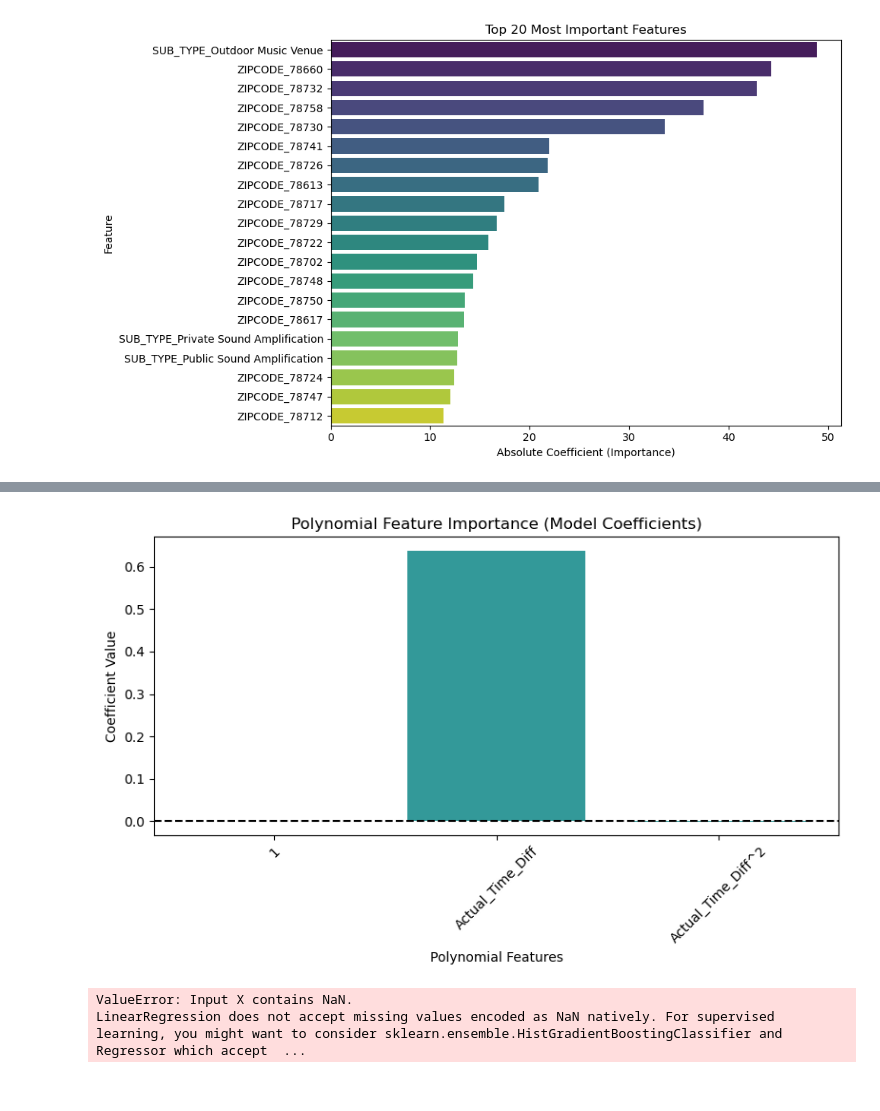
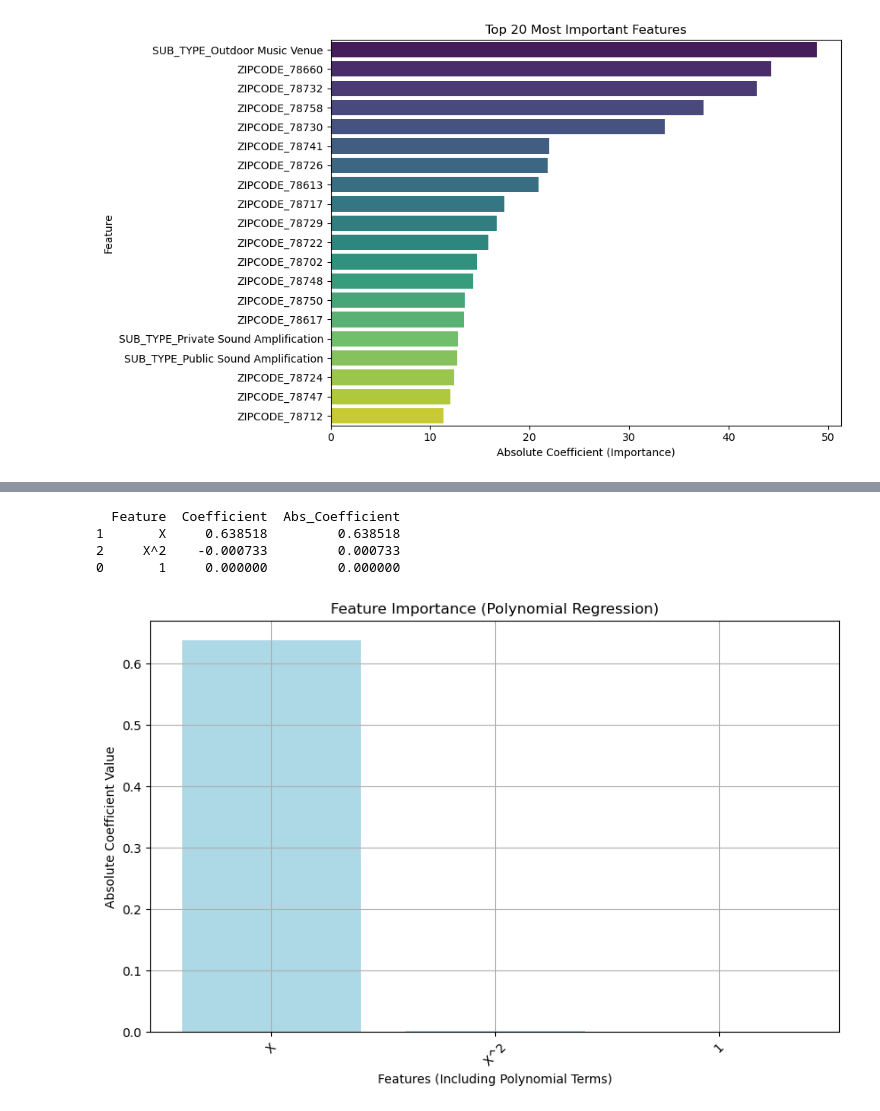
Before and after one commit to dysonspheres/soundOrdinanceProject, a Jupyter notebook: zipcode.ipynb, the cells around one changed output, grey strips where cells are left out. Cells and saved outputs as stored; diff of their text form; code cells hidden in the pictures.

```diff
--- a/zipcode.ipynb
+++ b/zipcode.ipynb
@@ -216,19 +218,44 @@ MSE: 20.586441428599716
 R²: 0.49263470117485486
 # %%
-feature_names = poly.get_feature_names_out(['Actual_Time_Diff'])
+import numpy as np
+import pandas as pd
+import matplotlib.pyplot as plt
+from sklearn.preprocessing import PolynomialFeatures
+from sklearn.linear_model import LinearRegression
 
-# Get coefficients from the model
+# Fit the polynomial regression model
+poly = PolynomialFeatures(degree=2)  # Degree can be 2 or 3 or whatever degree you are using
+X_poly = poly.fit_transform(X)  # Transforming the feature X to polynomial features
+
+model = LinearRegression()
+model.fit(X_poly, y)
+
+# Extract the coefficients (importance of features)
 coefficients = model.coef_
 
-# Plot feature importance
-plt.figure(figsize=(8, 5))
-plt.bar(feature_names, coefficients, color='teal', alpha=0.8)
-plt.axhline(0, color='black', linestyle='--')
-plt.title('Polynomial Feature Importance (Model Coefficients)')
-plt.xlabel('Polynomial Features')
-plt.ylabel('Coefficient Value')
+# Create a DataFrame to display the coefficients with their corresponding feature names
+feature_names = poly.get_feature_names_out(input_features=['X'])
+coeff_df = pd.DataFrame({'Feature': feature_names, 'Coefficient': coefficients})
+
+# Sort by the absolute value of coefficients (important terms will have larger absolute values)
+coeff_df['Abs_Coefficient'] = coeff_df['Coefficient'].abs()
+coeff_df = coeff_df.sort_values(by='Abs_Coefficient', ascending=False)
+
+# Display the coefficients and their importance
+print(coeff_df)
+
+# Optionally, plot the feature importance (sorted coefficients)
+plt.figure(figsize=(10, 6))
+plt.bar(coeff_df['Feature'], coeff_df['Abs_Coefficient'], color='lightblue')
+plt.xlabel("Features (Including Polynomial Terms)")
+plt.ylabel("Absolute Coefficient Value")
+plt.title("Feature Importance (Polynomial Regression)")
 plt.xticks(rotation=45)
-plt.tight_layout()
+plt.grid(True)
 plt.show()
 # %% [output]
+  Feature  Coefficient  Abs_Coefficient
+1       X     0.638518         0.638518
+2     X^2    -0.000733         0.000733
+0       1     0.000000         0.000000
-[figure, old version]
+[figure, new version]
@@ -295,19 +261,0 @@ model = Pipeline(steps=[
-# %%
-from sklearn.model_selection import train_test_split, cross_val_predict
-from sklearn.linear_model import LinearRegression
-from sklearn.metrics import root_mean_squared_error, r2_score
-
-X_cap = cap_df.drop(columns=['time_diff'])
-X_train_cap, X_test_cap, y_train_cap, y_test_cap = train_test_split(X_cap, cap_df['time_diff'], test_size=0.2, random_state=42)
-
-# ---------- STEP 6: Fit the Model ----------
-model.fit(X_train_cap, y_train_cap)
-
-# ---------- STEP 7: Evaluate ----------
-y_pred_cap = model.predict(X_test_cap)
-
-print("R² score:", r2_score(y_test_cap, y_pred_cap))
-print("Overall RMSE:", root_mean_squared_error(y_test_cap, y_pred_cap))
-# %% [output]
-ValueError: Input X contains NaN.
-LinearRegression does not accept missing values encoded as NaN natively. For supervised learning, you might want to consider sklearn.ensemble.HistGradientBoostingClassifier and Regressor which accept  ...
```
Also changed, not shown: parts of 4 cells of this notebook, 1 other file.
